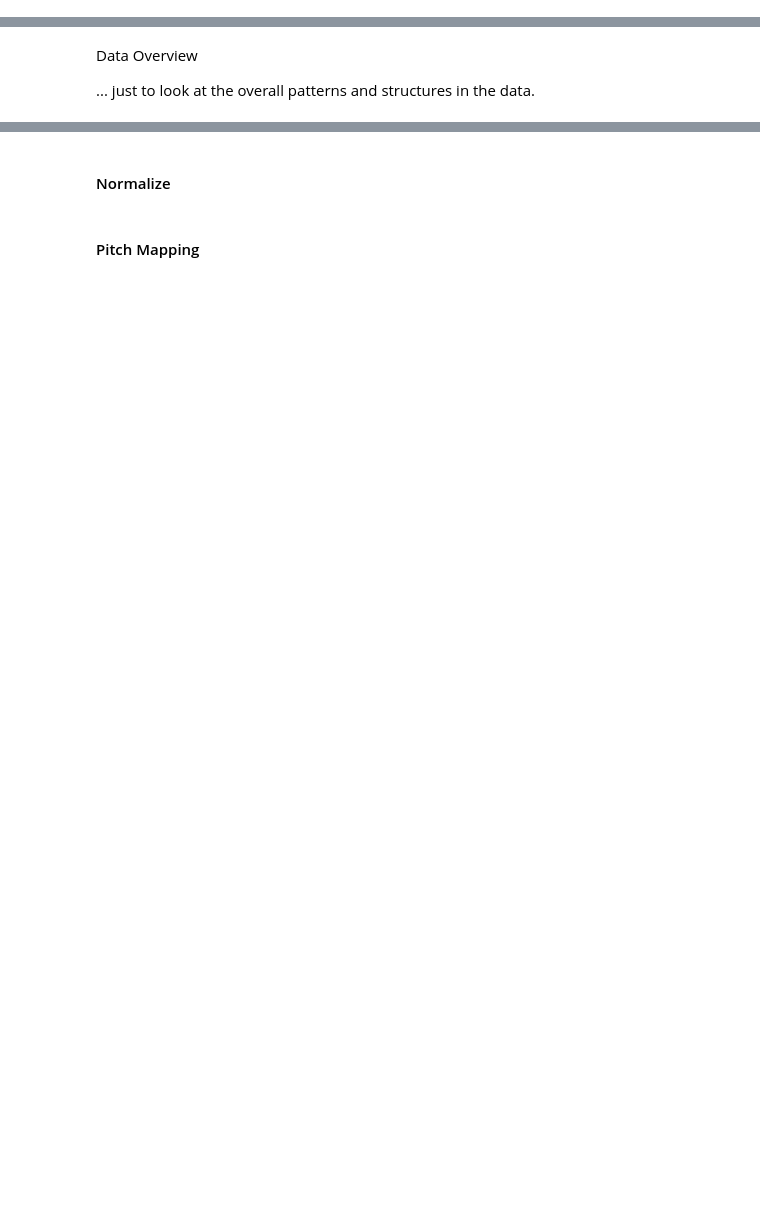
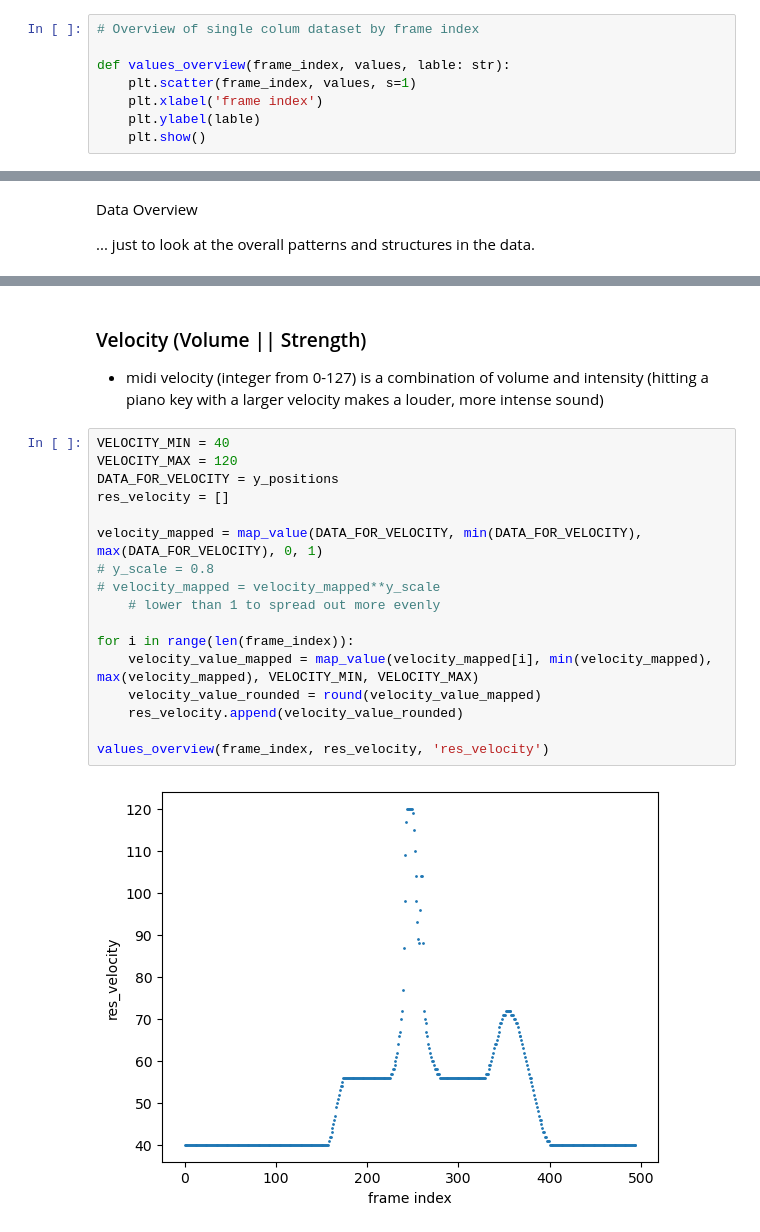
Before and after one commit to keemgunn/221120-DataSonification, a Jupyter notebook: test-01-brushPositionData01/data2midi-test01.ipynb, the cells around one changed output, grey strips where cells are left out. Drawn from its saved outputs; the diff is of its cells as text; blank space fills up the shorter version.

Commit message:
midi output test-01 completed

```diff
--- a/test-01-brushPositionData01/data2midi-test01.ipynb
+++ b/test-01-brushPositionData01/data2midi-test01.ipynb
@@ -54 +51,9 @@ def map_value(value, min_input, max_input, min_output, max_output):
+# %%
+# Overview of single colum dataset by frame index
+
+def values_overview(frame_index, values, lable: str):
+    plt.scatter(frame_index, values, s=1)
+    plt.xlabel('frame index')
+    plt.ylabel(lable)
+    plt.show()
 # %% [markdown]
@@ -155,7 +164,25 @@ array([  0.  ,   0.25,   0.5 ,   0.75,   1.  ,   1.25,   1.5 ,   1.75,
        118.  , 118.25, 118.5 , 118.75, 119.  , 119.25, 119.5 , 119.75,
        120.  , 120.25, 120.5 , 120.75, 121.  , 121.25, 121.5 , 121.75,
        122.  , 122.25, 122.5 , 122.75, 123.  , 123.25, 123.5 ])
-# %% [markdown]
-#### Normalize
-# %% [markdown]
-#### Pitch Mapping
+# %% [markdown]
+### Velocity (Volume || Strength)
+- midi velocity (integer from 0-127) is a combination of volume and intensity (hitting a piano key with a larger velocity makes a louder, more intense sound)
+# %%
+VELOCITY_MIN = 40
+VELOCITY_MAX = 120
+DATA_FOR_VELOCITY = y_positions
+res_velocity = []
+
+velocity_mapped = map_value(DATA_FOR_VELOCITY, min(DATA_FOR_VELOCITY), max(DATA_FOR_VELOCITY), 0, 1)
+# y_scale = 0.8
+# velocity_mapped = velocity_mapped**y_scale
+    # lower than 1 to spread out more evenly
+
+for i in range(len(frame_index)):
+    velocity_value_mapped = map_value(velocity_mapped[i], min(velocity_mapped), max(velocity_mapped), VELOCITY_MIN, VELOCITY_MAX)
+    velocity_value_rounded = round(velocity_value_mapped)
+    res_velocity.append(velocity_value_rounded)
+
+values_overview(frame_index, res_velocity, 'res_velocity')
+# %% [output]
+[figure, added]
```
Also changed, not shown: parts of 32 cells of this notebook, 2 other files.
